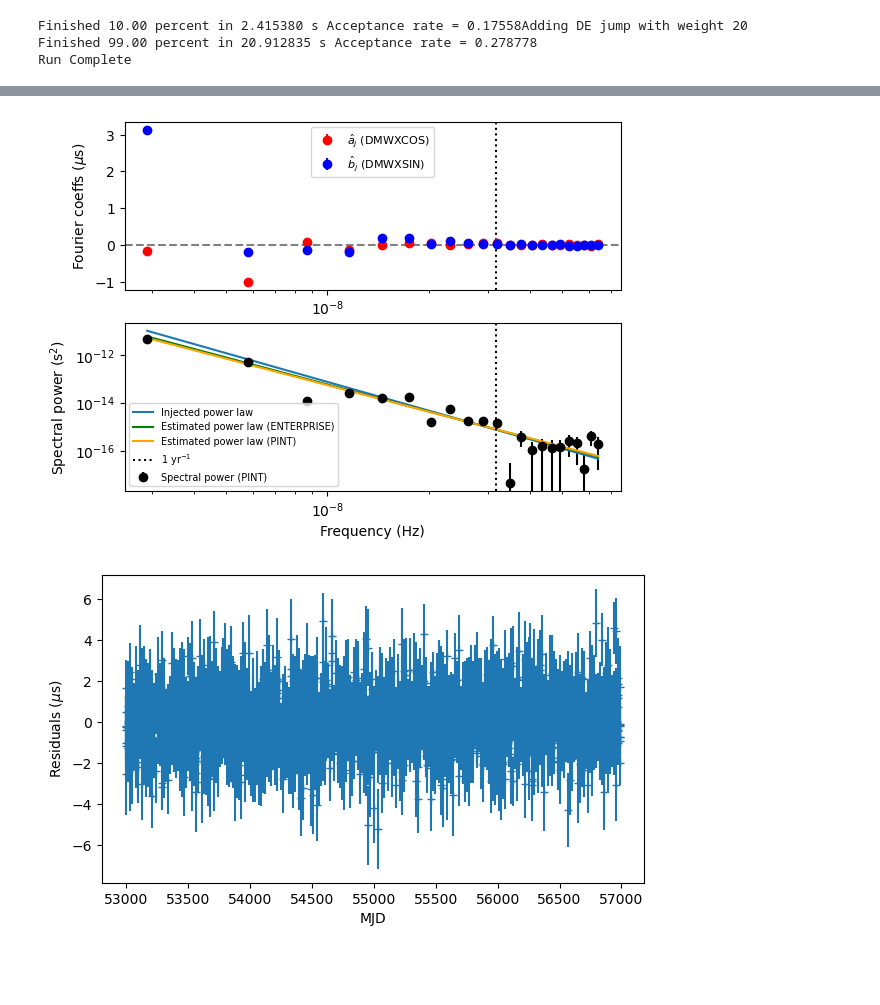
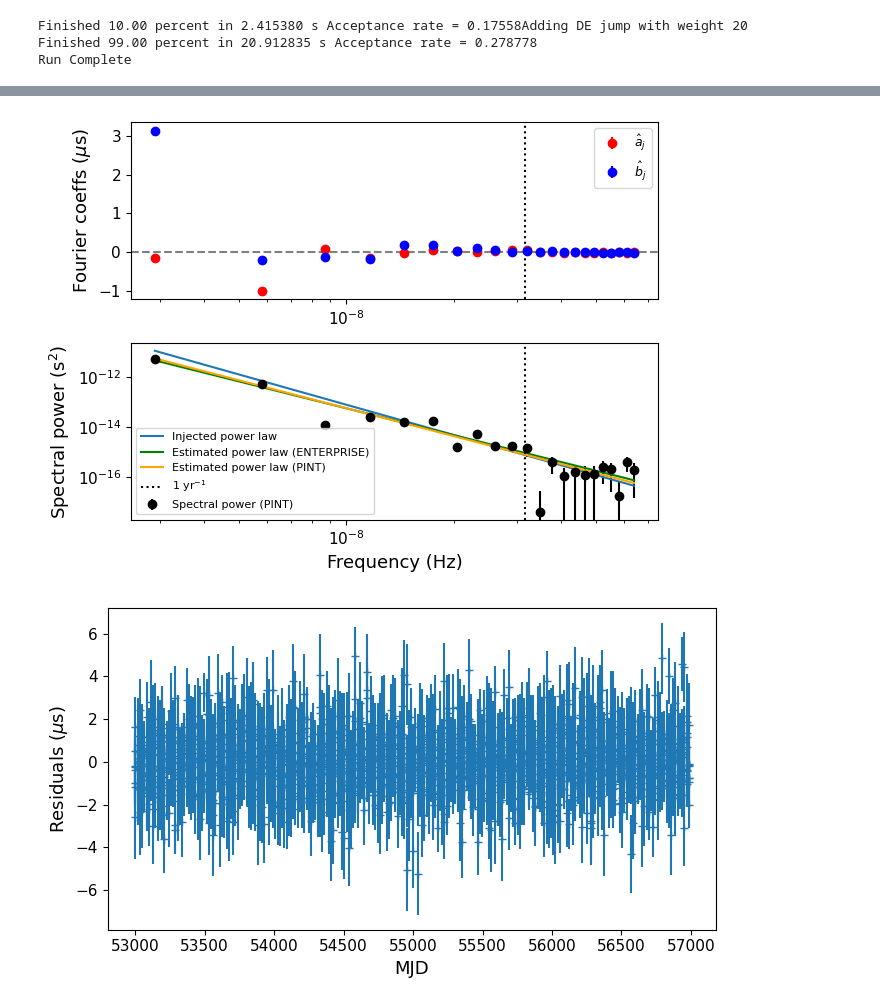
Before and after one commit to abhisrkckl/pint-noise, a Jupyter notebook: sim4-dm-noise/Sim4-analysis.ipynb, the cells around one changed output, grey strips where cells are left out. Saved outputs shown, nothing was run; the diff lists cells and outputs as text; code cells hidden in the pictures; blank space fills up the shorter version.

```diff
--- a/sim4-dm-noise/Sim4-analysis.ipynb
+++ b/sim4-dm-noise/Sim4-analysis.ipynb
@@ -259,13 +272,15 @@ f0 = (1/Tspan).to_value("Hz")
 fyr = (1 / u.year).to_value("Hz")
 
 plt.subplot(211)
-plt.errorbar(idxs*f0, b*1e6, db*1e6, ls="", marker="o", label="$\\hat{a}_j$ (DMWXCOS)", color="red")
-plt.errorbar(idxs*f0, a*1e6, da*1e6, ls="", marker="o", label="$\\hat{b}_j$ (DMWXSIN)", color="blue")
+plt.errorbar(idxs*f0, b*1e6, db*1e6, ls="", marker="o", label="$\\hat{a}_j$", color="red")
+plt.errorbar(idxs*f0, a*1e6, da*1e6, ls="", marker="o", label="$\\hat{b}_j$", color="blue")
 plt.axvline(fyr, color="black", ls="dotted")
 plt.axhline(0, color="grey", ls="--")
-plt.ylabel("Fourier coeffs ($\mu$s)")
+plt.ylabel("Fourier coeffs ($\mu$s)", fontsize=13)
 plt.xscale("log")
-plt.legend(fontsize=8)
+plt.legend(fontsize=9)
+plt.tick_params(axis="both", labelsize=11)
+
 
 plt.subplot(212)
 plt.errorbar(idxs*f0, P, dP, ls="", marker="o", label="Spectral power (PINT)", color="k")
@@ -275,18 +290,23 @@ plt.plot(idxs*f0, P_pint[::2][:nharm_opt], label="Estimated power law (PINT)", c
 plt.axvline(fyr, color="black", ls="dotted", label="1 yr$^{-1}$")
 plt.xscale("log")
 plt.yscale("log")
-plt.ylabel("Spectral power (s$^2$)")
-plt.xlabel("Frequency (Hz)")
-plt.legend(fontsize=7)
+plt.ylabel("Spectral power (s$^2$)", fontsize=13)
+plt.xlabel("Frequency (Hz)", fontsize=13)
+plt.legend(fontsize=8)
+plt.tick_params(axis="both", labelsize=11)
+
+plt.tight_layout()
 
 plt.savefig("sim4-spec.pdf")
 # %% [output]
-[figure, old version]
+[figure, new version]
 # %%
 plt.figure(figsize=(7, 4))
 plt.errorbar(ftr.toas.get_mjds(), ftr.resids.time_resids.to("us"), ftr.resids.get_data_error().to("us"), ls="", marker="+")
-plt.ylabel("Residuals ($\\mu$s)")
-plt.xlabel("MJD")
+plt.ylabel("Residuals ($\\mu$s)", fontsize=13)
+plt.xlabel("MJD", fontsize=13)
+plt.tick_params(axis="both", labelsize=11)
+plt.tight_layout()
 plt.savefig("sim4-resids.pdf")
 # %% [output]
-[figure, old version]
+[figure, new version]
```
Also changed, not shown: parts of 9 cells of this notebook, 4 other files.
